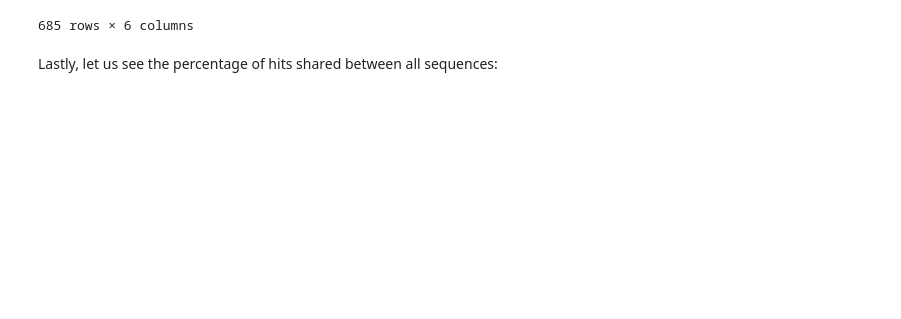
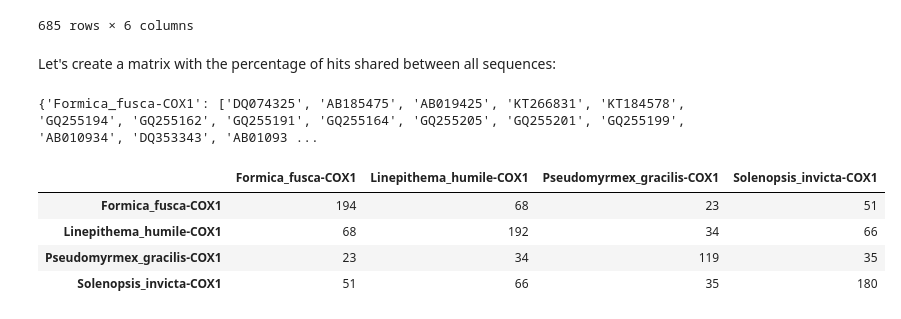
Before and after one commit to gavieira/genbank_phylogeny, a Jupyter notebook: gb_phylogeny.ipynb, the cells around one changed output. Cells and saved outputs as stored; diff of their text form; code cells hidden in the pictures; blank space fills up the shorter version.

Commit message:
Matrices and generation of multifasta files implemented

```diff
--- a/gb_phylogeny.ipynb
+++ b/gb_phylogeny.ipynb
@@ -165,4 +165,35 @@ blast_alldata
 | 390 | Solenopsis_invicta-COX1 | 1031671 | Messor cf. wasmanni BCSS-2011 | EU441245 | 1212 | TGTAATTCACTAATTAATAATGATCAAATTTAT... |
 685 rows × 6 columns
 # %% [markdown]
-Lastly, let us see the percentage of hits shared between all sequences:
+Let's create a matrix with the percentage of hits shared between all sequences:
+# %%
+# First, let's create a dict with query headers as keys and a list of subject accession as values:
+blast_dict = {k: f.tolist()
+     for k, f in blast_alldata.groupby('qseqid')['sacc']}
+
+print(blast_dict)
+# %% [output]
+{'Formica_fusca-COX1': ['DQ074325', 'AB185475', 'AB019425', 'KT266831', 'KT184578', 'GQ255194', 'GQ255162', 'GQ255191', 'GQ255164', 'GQ255205', 'GQ255201', 'GQ255199', 'AB010934', 'DQ353343', 'AB01093 ...
+# %%
+#Calculating the number of subject accessions shared between two species
+
+def matrix_absolute_matches(blast_dict):
+    matrix_dict = {k: [] for k in blast_dict.keys()} #Empty
+    for pair in itertools.product(blast_dict.keys(), repeat=2): #All possible combinations
+        match = 0
+        for acc in blast_dict[pair[0]]:
+            if acc in blast_dict[pair[1]]:
+                match += 1
+        matrix_dict[pair[0]].append(match)
+    return pd.DataFrame(matrix_dict, index=matrix_dict.keys())
+
+# Testing function:
+
+#for pair in itertools.product(blast_dict.keys(), repeat=2): #All possible combinations
+#    match = 0
+#    for acc in blast_dict[pair[0]]:
+#        if acc in blast_dict[pair[1]]:
+#            match += 1
+#    print("{} x {} = {} identical matches".format(pair[0], pair[1], match))
+#
+#matrix_absolute_matches(blast_dict)
@@ -168,0 +225,10 @@ Lastly, let us see the percentage of hits shared between all sequences:
+# %%
+# Printing dataframes (matrices)
+
+matrix_absolute_matches(blast_dict)
+# %% [output]
+|  | Formica_fusca-COX1 | Linepithema_humile-COX1 | Pseudomyrmex_gracilis-COX1 | Solenopsis_invicta-COX1 |
+| Formica_fusca-COX1 | 194 | 68 | 23 | 51 |
+| Linepithema_humile-COX1 | 68 | 192 | 34 | 66 |
+| Pseudomyrmex_gracilis-COX1 | 23 | 34 | 119 | 35 |
+| Solenopsis_invicta-COX1 | 51 | 66 | 35 | 180 |
```
Also changed, not shown: parts of 12 cells of this notebook, 3 other files.
